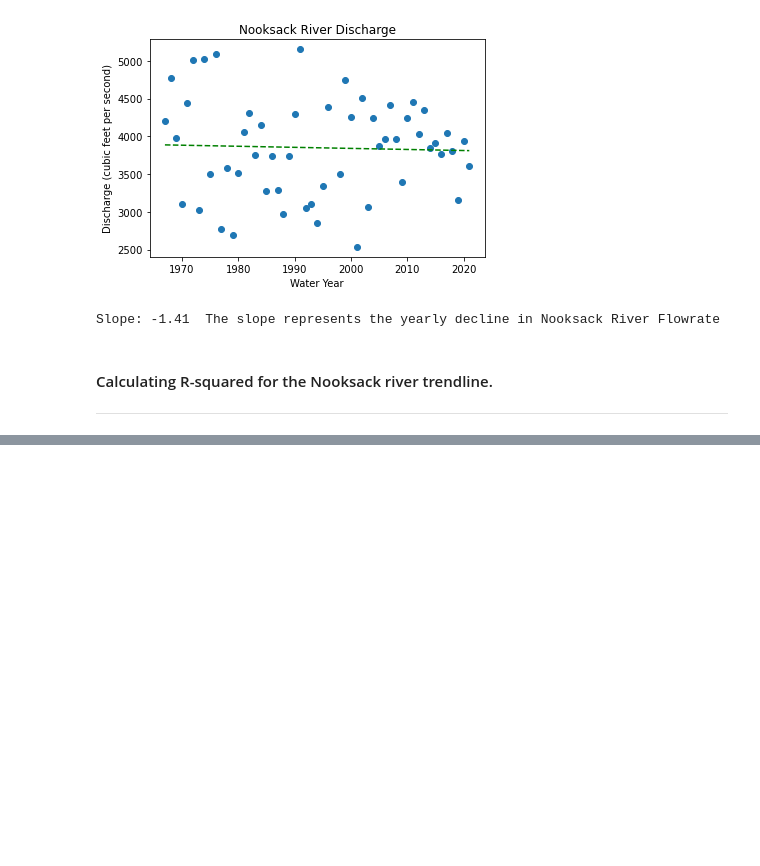
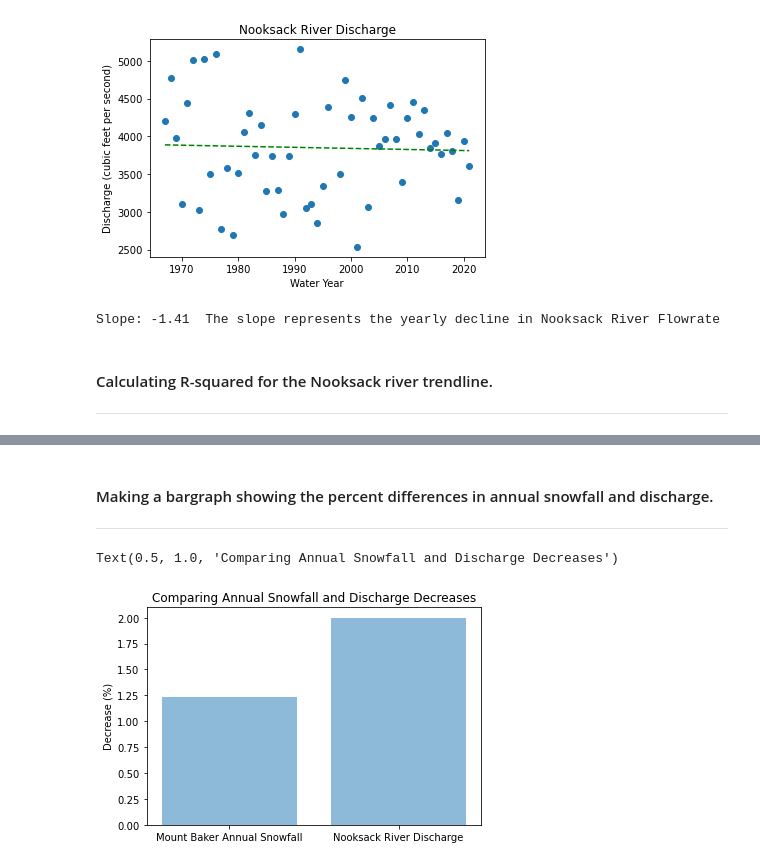
Before and after one commit to jrtomer/Python_Project, a Jupyter notebook: Finalproject.ipynb, the cells around one changed output, grey strips where cells are left out. Drawn from its saved outputs; the diff is of its cells as text; code cells hidden in the pictures; blank space fills up the shorter version.

```diff
--- a/Finalproject.ipynb
+++ b/Finalproject.ipynb
@@ -206,0 +194,20 @@ Only 0.12% of the variation can be accounted for by the trendline.
+# %% [markdown]
+#### Making a bargraph showing the percent differences in annual snowfall and discharge.
+
+---
+# %%
+objects = ('Mount Baker Annual Snowfall', 'Nooksack River Discharge')
+x = ('Mount Baker Annual Snowfall'), ('Nooksack River Discharge')
+y = [1.23, 2.00]
+y_pos = np.arange(len(objects))
+percent_decrease = y
+
+
+plt.bar(y_pos, percent_decrease, align='center', alpha=0.5)
+
+plt.xticks(y_pos, objects)
+plt.ylabel('Decrease (%)')
+plt.title('Comparing Annual Snowfall and Discharge Decreases')
+# %% [output]
+Text(0.5, 1.0, 'Comparing Annual Snowfall and Discharge Decreases')
+[figure, added]
```
Also changed, not shown: parts of 11 cells of this notebook.
